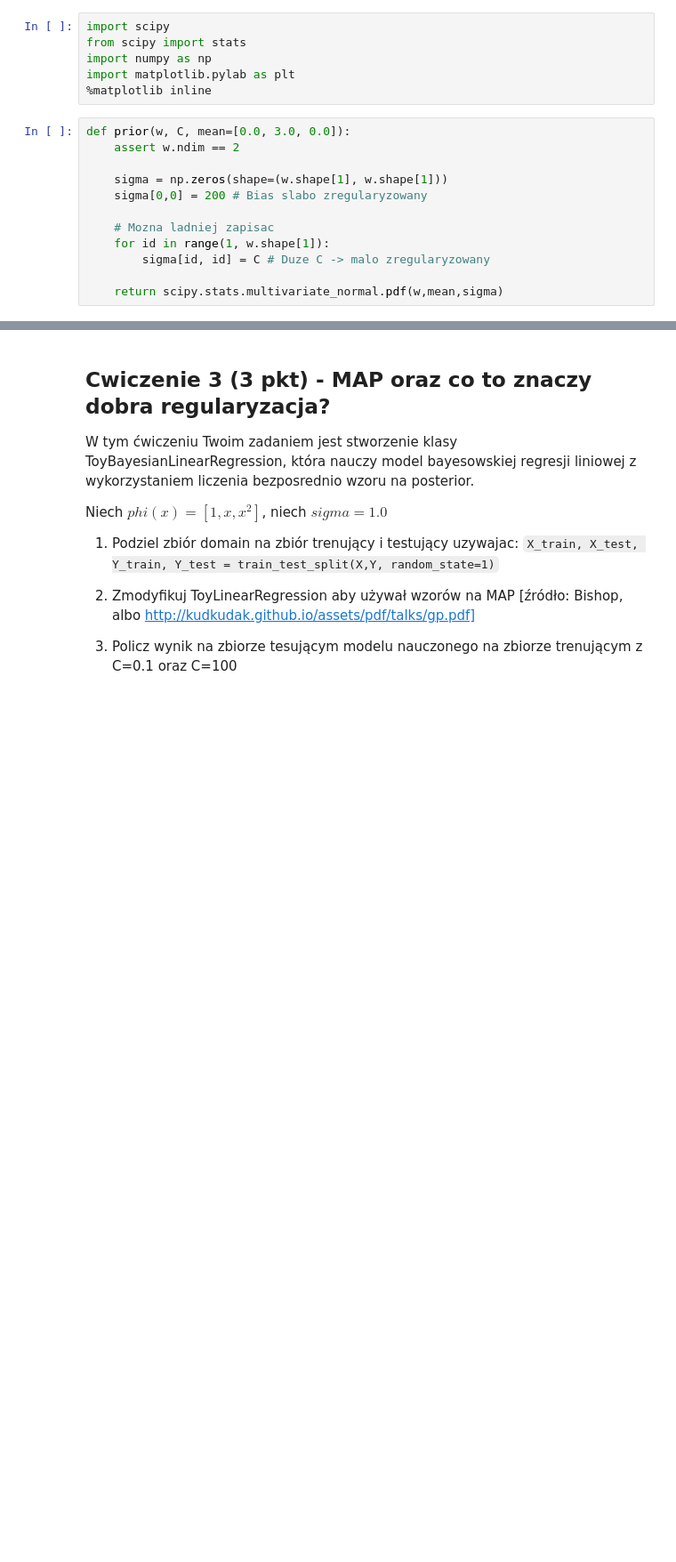
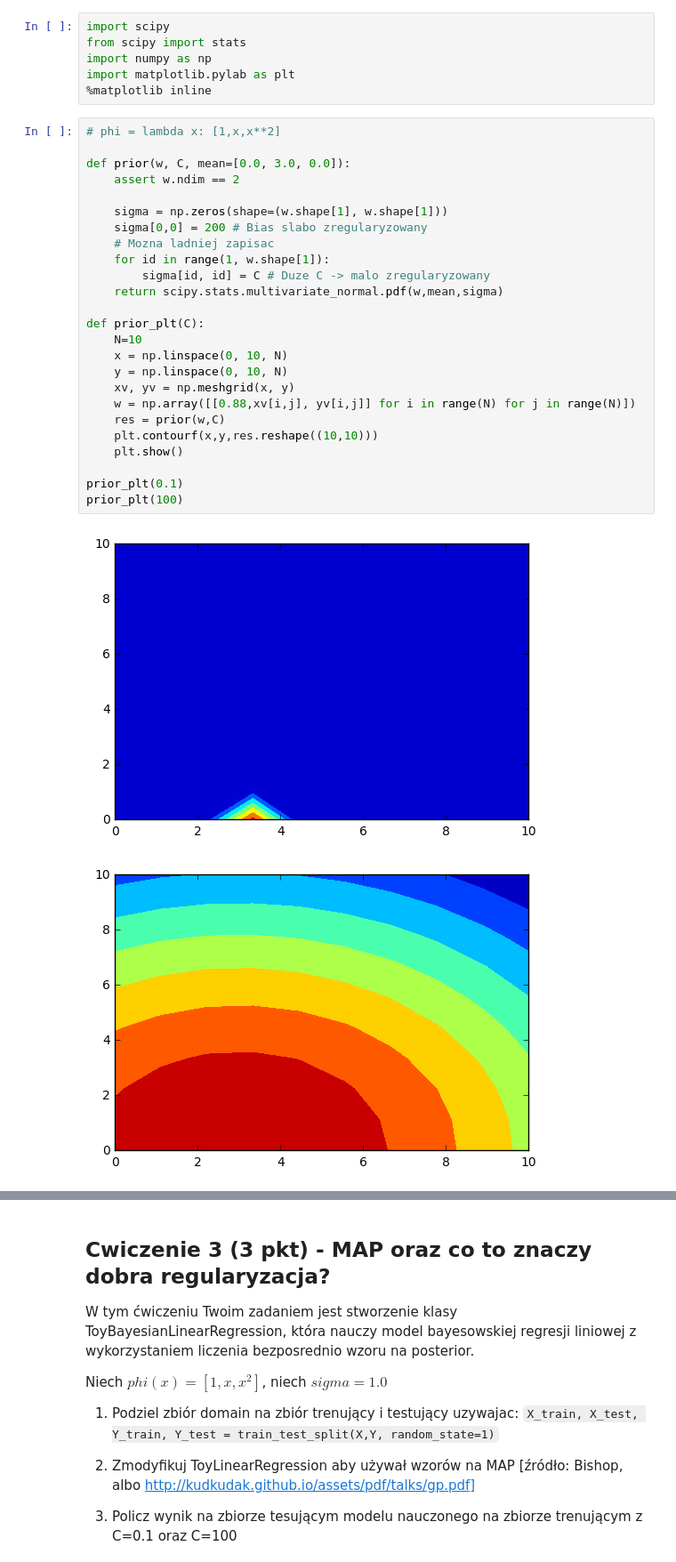
Before and after one commit to Domol/ml2017, a Jupyter notebook: L3a.ipynb, the cells around one changed output, grey strips where cells are left out. Shown at 89% size. Cells and saved outputs as stored; diff of their text form; blank space fills up the shorter version.

```diff
--- a/L3a.ipynb
+++ b/L3a.ipynb
@@ -166,14 +164,30 @@ import numpy as np
 import matplotlib.pylab as plt
 %matplotlib inline
 # %%
+# phi = lambda x: [1,x,x**2]
+
 def prior(w, C, mean=[0.0, 3.0, 0.0]):
     assert w.ndim == 2
 
     sigma = np.zeros(shape=(w.shape[1], w.shape[1]))
     sigma[0,0] = 200 # Bias slabo zregularyzowany
-
     # Mozna ladniej zapisac
     for id in range(1, w.shape[1]):
         sigma[id, id] = C # Duze C -> malo zregularyzowany
+    return scipy.stats.multivariate_normal.pdf(w,mean,sigma)
 
-    return scipy.stats.multivariate_normal.pdf(w,mean,sigma)
+def prior_plt(C):
+    N=10
+    x = np.linspace(0, 10, N)
+    y = np.linspace(0, 10, N)
+    xv, yv = np.meshgrid(x, y)
+    w = np.array([[0.88,xv[i,j], yv[i,j]] for i in range(N) for j in range(N)])
+    res = prior(w,C)
+    plt.contourf(x,y,res.reshape((10,10)))
+    plt.show()
+
+prior_plt(0.1)
+prior_plt(100)
+# %% [output]
+[figure, added]
+[figure, added]
```
Also changed, not shown: parts of 4 cells of this notebook, 2 other files.
